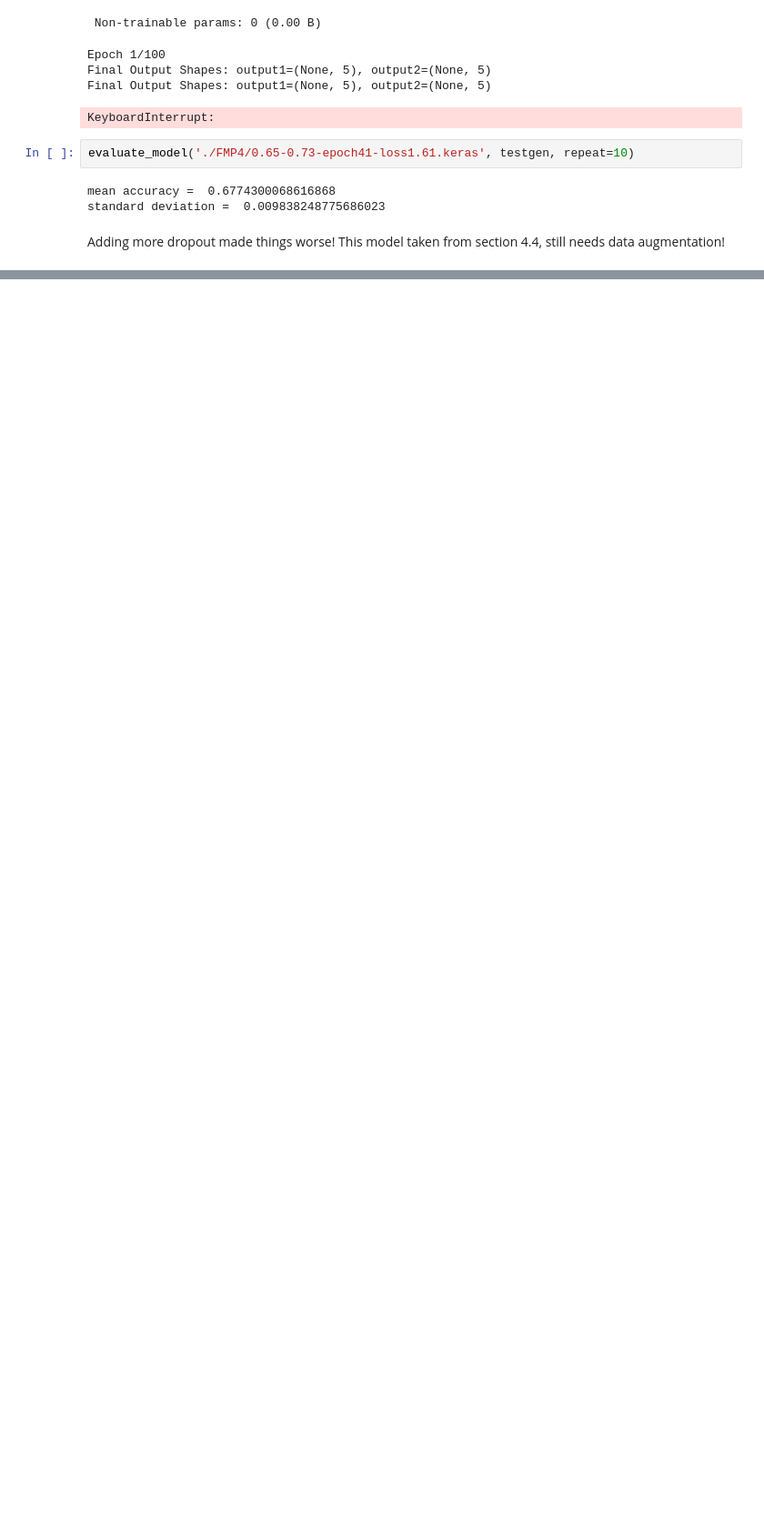
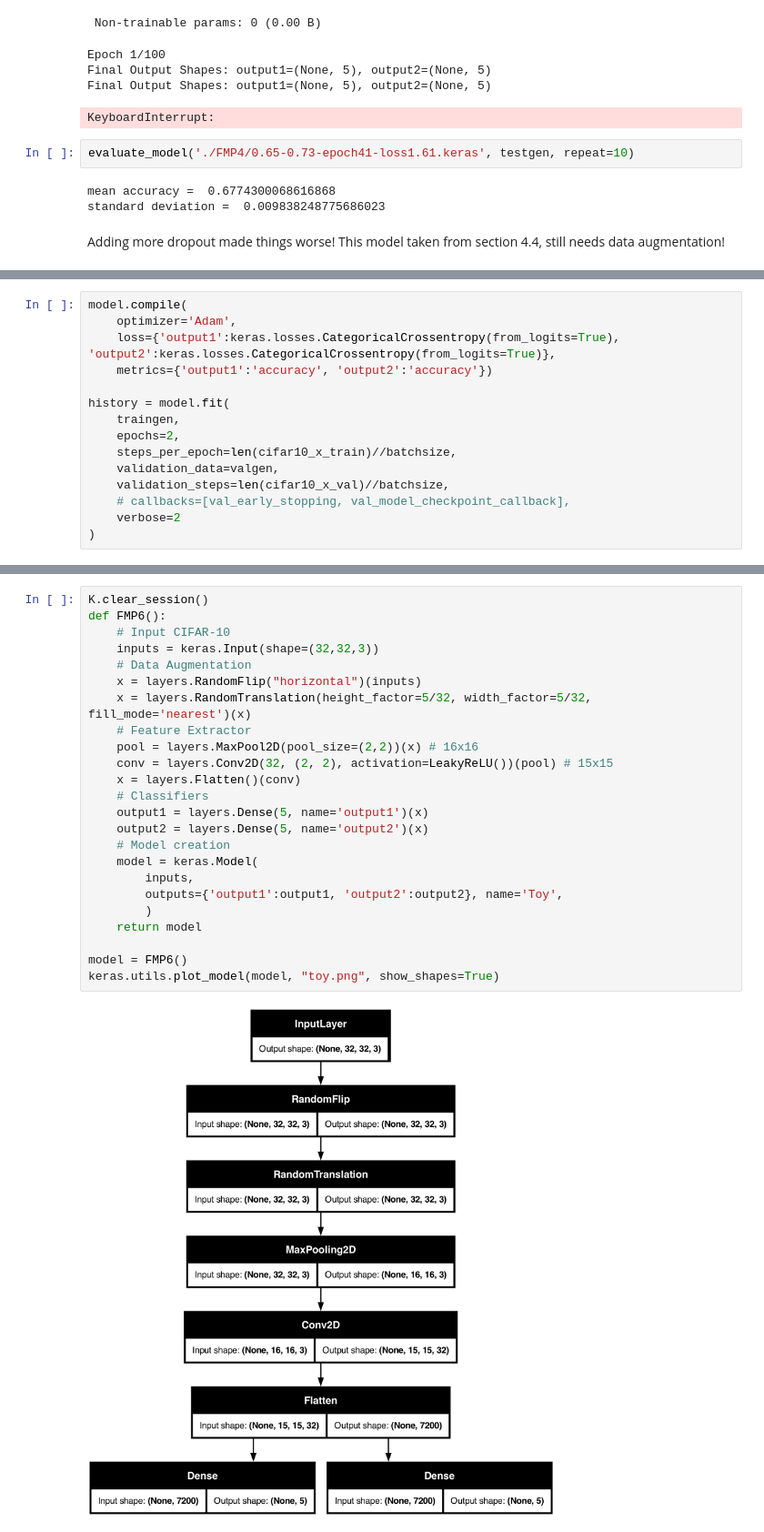
Before and after one commit to ncridlig/image-seperation, a Jupyter notebook: cifar_10_separation.ipynb, the cells around one changed output, grey strips where cells are left out. Shown at 91% size. Cells and saved outputs as stored; diff of their text form; blank space fills up the shorter version.

```diff
--- a/cifar_10_separation.ipynb
+++ b/cifar_10_separation.ipynb
@@ -1223,0 +1265,15 @@ KeyboardInterrupt:
+# %%
+model.compile(
+    optimizer='Adam',
+    loss={'output1':keras.losses.CategoricalCrossentropy(from_logits=True), 'output2':keras.losses.CategoricalCrossentropy(from_logits=True)},
+    metrics={'output1':'accuracy', 'output2':'accuracy'})
+
+history = model.fit(
+    traingen,
+    epochs=2,
+    steps_per_epoch=len(cifar10_x_train)//batchsize,
+    validation_data=valgen,
+    validation_steps=len(cifar10_x_val)//batchsize,
+    # callbacks=[val_early_stopping, val_model_checkpoint_callback],
+    verbose=2
+)
@@ -1223,0 +1297,26 @@ KeyboardInterrupt:
+# %%
+K.clear_session()
+def FMP6():
+    # Input CIFAR-10
+    inputs = keras.Input(shape=(32,32,3))
+    # Data Augmentation
+    x = layers.RandomFlip("horizontal")(inputs)
+    x = layers.RandomTranslation(height_factor=5/32, width_factor=5/32, fill_mode='nearest')(x)
+    # Feature Extractor
+    pool = layers.MaxPool2D(pool_size=(2,2))(x) # 16x16
+    conv = layers.Conv2D(32, (2, 2), activation=LeakyReLU())(pool) # 15x15
+    x = layers.Flatten()(conv)
+    # Classifiers
+    output1 = layers.Dense(5, name='output1')(x)
+    output2 = layers.Dense(5, name='output2')(x)
+    # Model creation
+    model = keras.Model(
+        inputs,
+        outputs={'output1':output1, 'output2':output2}, name='Toy',
+        )
+    return model
+
+model = FMP6()
+keras.utils.plot_model(model, "toy.png", show_shapes=True)
+# %% [output]
+[figure, added]
```
Also changed, not shown: parts of 25 cells of this notebook, 3 other files.
